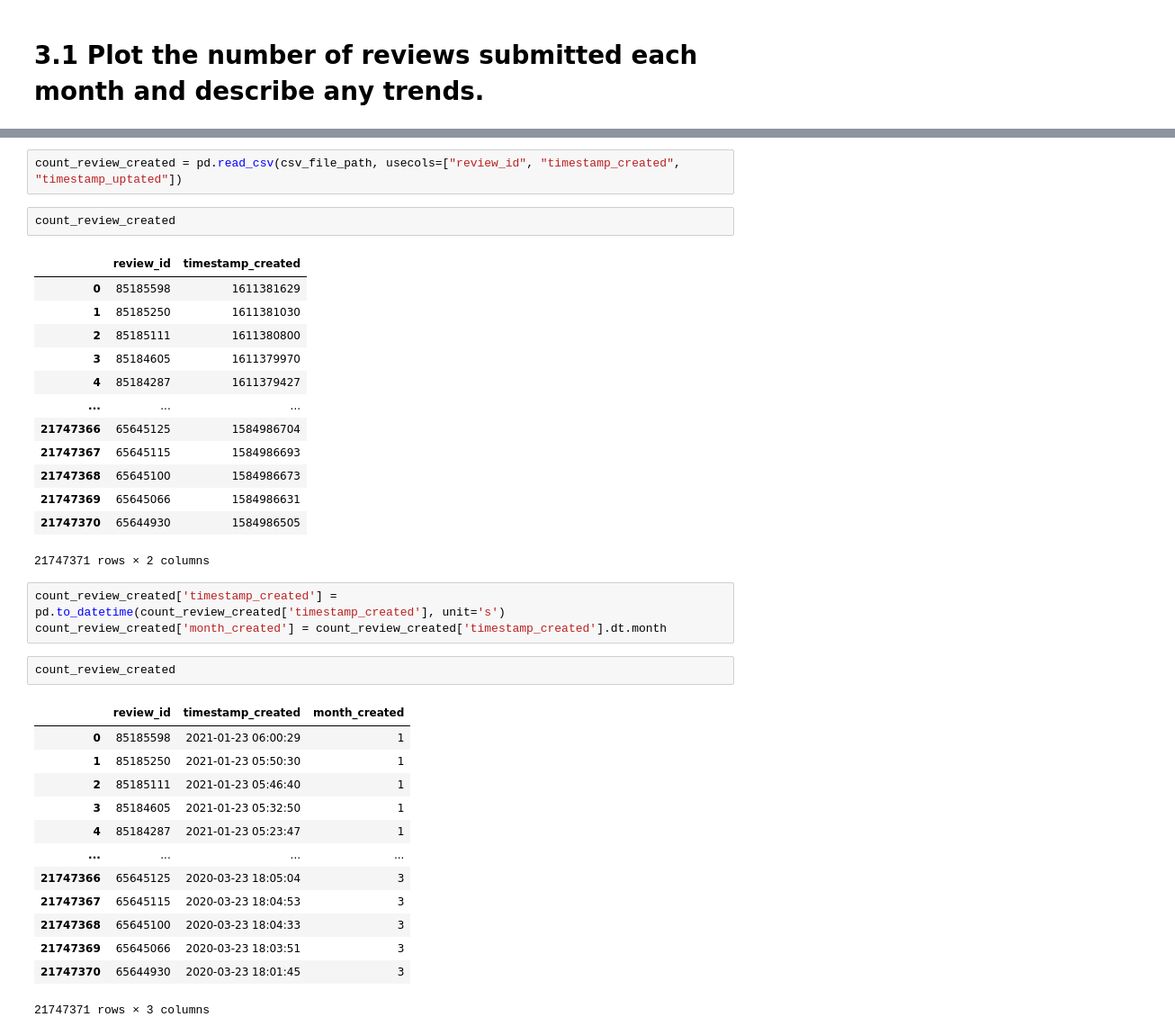
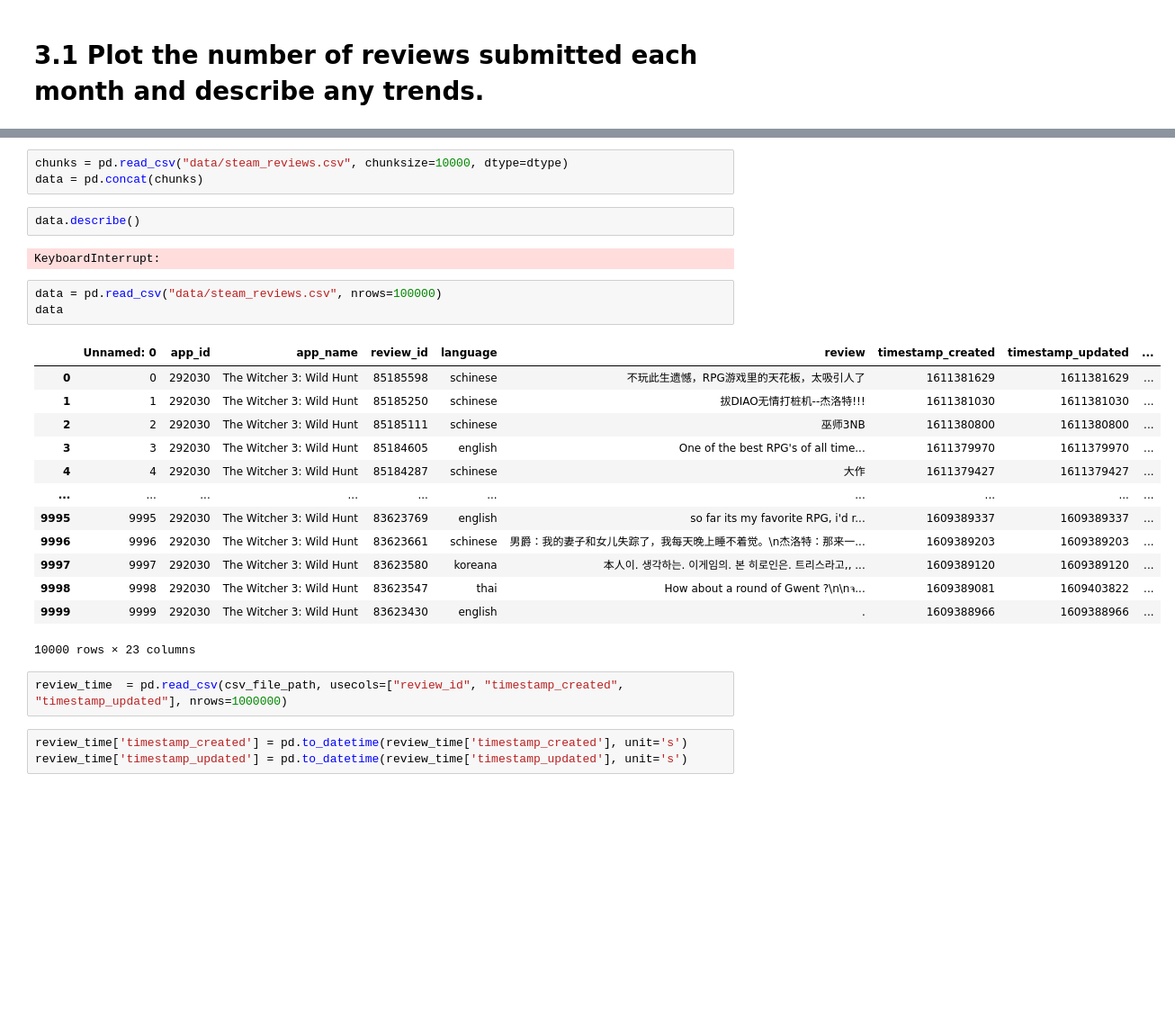
Before and after one commit to khalmatay/videogame-reviews-analysis, a Jupyter notebook: RQ3&RQ5.ipynb, the cells around one changed output, grey strips where cells are left out. Shown at 90% size. Saved outputs shown, nothing was run; the diff lists cells and outputs as text; blank space fills up the shorter version.

```diff
--- a/RQ3&RQ5.ipynb
+++ b/RQ3&RQ5.ipynb
@@ -71,37 +77,29 @@ Group By month_created and count review_id (review_count)
+# %%
+chunks = pd.read_csv("data/steam_reviews.csv", chunksize=10000, dtype=dtype)
+data = pd.concat(chunks)
+# %%
+data.describe()
+# %% [output]
+KeyboardInterrupt:
+# %%
+data = pd.read_csv("data/steam_reviews.csv", nrows=100000)
+data
+# %% [output]
+|  | Unnamed: 0 | app_id | app_name | review_id | language | review | timestamp_created | timestamp_updated | ... |
+| 0 | 0 | 292030 | The Witcher 3: Wild Hunt | 85185598 | schinese | 不玩此生遗憾，RPG游戏里的天花板，太吸引人了 | 1611381629 | 1611381629 | ... |
+| 1 | 1 | 292030 | The Witcher 3: Wild Hunt | 85185250 | schinese | 拔DIAO无情打桩机--杰洛特!!! | 1611381030 | 1611381030 | ... |
+| 2 | 2 | 292030 | The Witcher 3: Wild Hunt | 85185111 | schinese | 巫师3NB | 1611380800 | 1611380800 | ... |
+| 3 | 3 | 292030 | The Witcher 3: Wild Hunt | 85184605 | english | One of the best RPG's of all time... | 1611379970 | 1611379970 | ... |
+| 4 | 4 | 292030 | The Witcher 3: Wild Hunt | 85184287 | schinese | 大作 | 1611379427 | 1611379427 | ... |
+| ... | ... | ... | ... | ... | ... | ... | ... | ... | ... |
+| 9995 | 9995 | 292030 | The Witcher 3: Wild Hunt | 83623769 | english | so far its my favorite RPG, i'd r... | 1609389337 | 1609389337 | ... |
+| 9996 | 9996 | 292030 | The Witcher 3: Wild Hunt | 83623661 | schinese | 男爵：我的妻子和女儿失踪了，我每天晚上睡不着觉。\n杰洛特：那来一... | 1609389203 | 1609389203 | ... |
+| 9997 | 9997 | 292030 | The Witcher 3: Wild Hunt | 83623580 | koreana | 本人이. 생각하는. 이게임의. 본 히로인은. 트리스라고,, ... | 1609389120 | 1609389120 | ... |
+| 9998 | 9998 | 292030 | The Witcher 3: Wild Hunt | 83623547 | thai | How about a round of Gwent ?\n\nจ... | 1609389081 | 1609403822 | ... |
+| 9999 | 9999 | 292030 | The Witcher 3: Wild Hunt | 83623430 | english | . | 1609388966 | 1609388966 | ... |
+10000 rows × 23 columns
 # %%
-count_review_created = pd.read_csv(csv_file_path, usecols=["review_id", "timestamp_created", "timestamp_uptated"])
+review_time  = pd.read_csv(csv_file_path, usecols=["review_id", "timestamp_created", "timestamp_updated"], nrows=1000000)
 # %%
-count_review_created
+review_time['timestamp_created'] = pd.to_datetime(review_time['timestamp_created'], unit='s')
+review_time['timestamp_updated'] = pd.to_datetime(review_time['timestamp_updated'], unit='s')
-# %% [output]
-|  | review_id | timestamp_created |
-| 0 | 85185598 | 1611381629 |
-| 1 | 85185250 | 1611381030 |
-| 2 | 85185111 | 1611380800 |
-| 3 | 85184605 | 1611379970 |
-| 4 | 85184287 | 1611379427 |
-| ... | ... | ... |
-| 21747366 | 65645125 | 1584986704 |
-| 21747367 | 65645115 | 1584986693 |
-| 21747368 | 65645100 | 1584986673 |
-| 21747369 | 65645066 | 1584986631 |
-| 21747370 | 65644930 | 1584986505 |
-21747371 rows × 2 columns
-# %%
-count_review_created['timestamp_created'] = pd.to_datetime(count_review_created['timestamp_created'], unit='s')
-count_review_created['month_created'] = count_review_created['timestamp_created'].dt.month
-# %%
-count_review_created
-# %% [output]
-|  | review_id | timestamp_created | month_created |
-| 0 | 85185598 | 2021-01-23 06:00:29 | 1 |
-| 1 | 85185250 | 2021-01-23 05:50:30 | 1 |
-| 2 | 85185111 | 2021-01-23 05:46:40 | 1 |
-| 3 | 85184605 | 2021-01-23 05:32:50 | 1 |
-| 4 | 85184287 | 2021-01-23 05:23:47 | 1 |
-| ... | ... | ... | ... |
-| 21747366 | 65645125 | 2020-03-23 18:05:04 | 3 |
-| 21747367 | 65645115 | 2020-03-23 18:04:53 | 3 |
-| 21747368 | 65645100 | 2020-03-23 18:04:33 | 3 |
-| 21747369 | 65645066 | 2020-03-23 18:03:51 | 3 |
-| 21747370 | 65644930 | 2020-03-23 18:01:45 | 3 |
-21747371 rows × 3 columns
```
Also changed, not shown: parts of 59 cells of this notebook, 3 other files.
